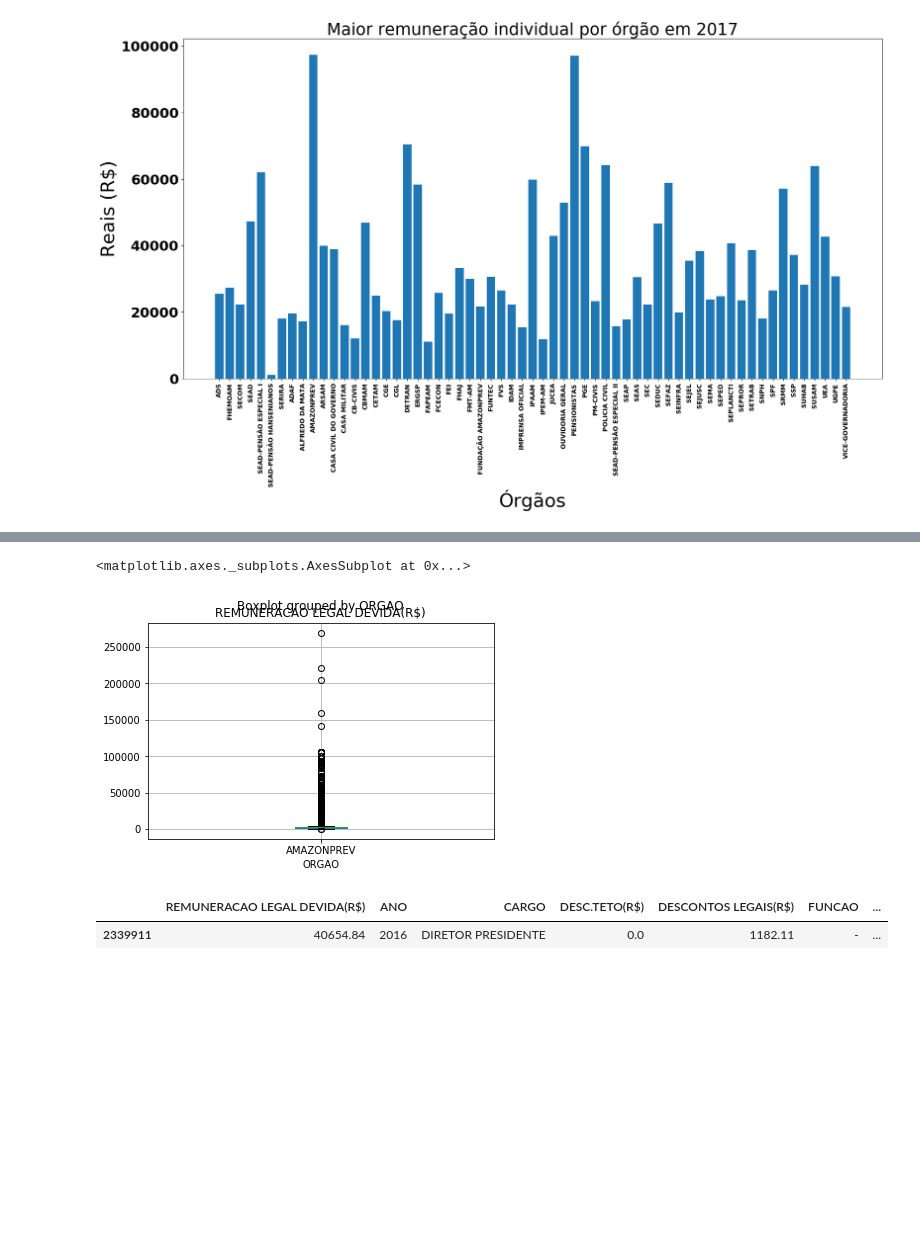
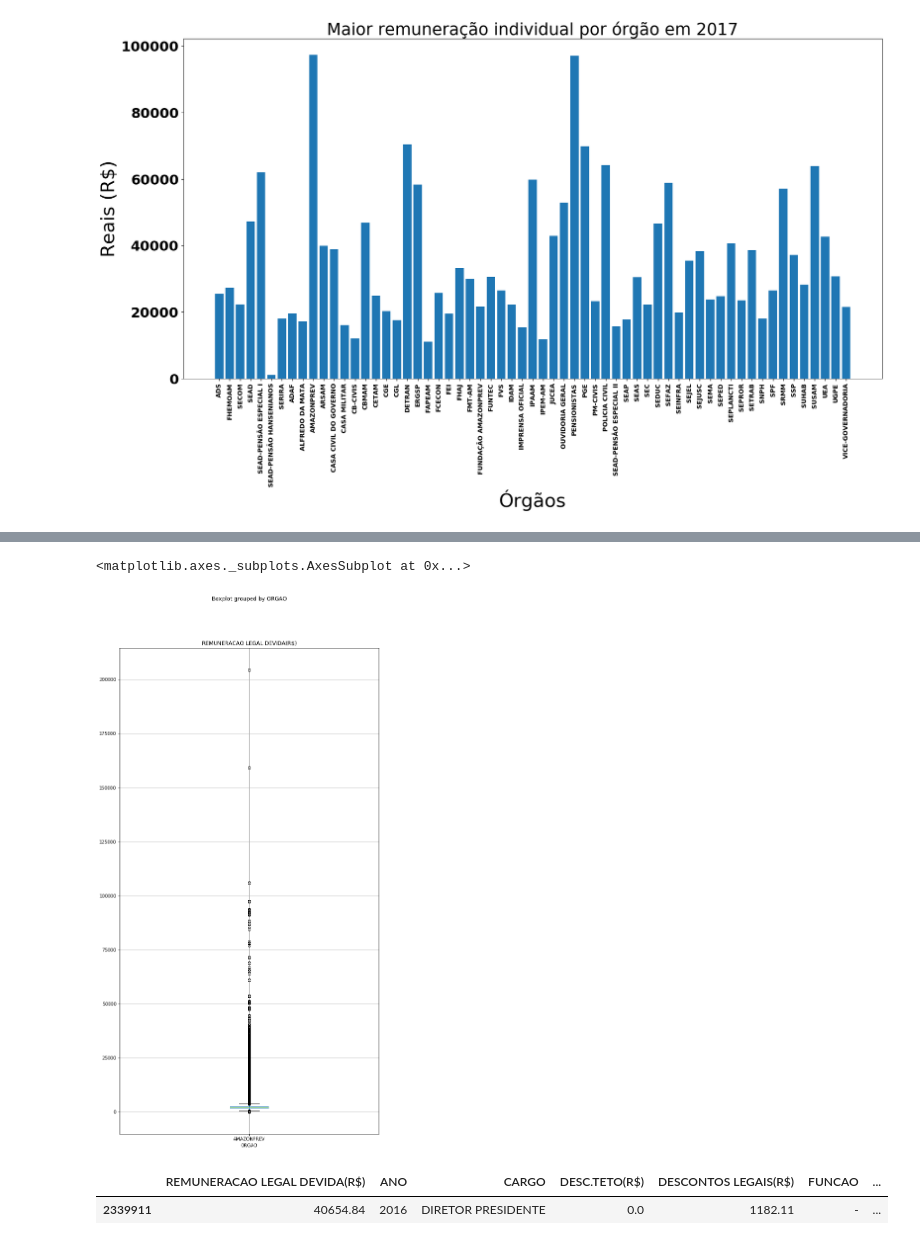
Before and after one commit to ViniPessoa8/PAIC, a Jupyter notebook: notebooks/plotagens.ipynb, the cells around one changed output, grey strips where cells are left out. Saved outputs shown, nothing was run; the diff lists cells and outputs as text; code cells hidden in the pictures; blank space fills up the shorter version.

```diff
--- a/notebooks/plotagens.ipynb
+++ b/notebooks/plotagens.ipynb
@@ -464,10 +462,10 @@ ADS,          REMUNERACAO LEGAL DEVIDA(R$) FUNCAO ORGAO  \
 # %%
 rem_plot = rem_org[rem_org['ORGAO'] == 'AMAZONPREV']
 rem_plot = rem_plot[['REMUNERACAO LEGAL DEVIDA(R$)','ORGAO']]
-rem_plot.boxplot(column='REMUNERACAO LEGAL DEVIDA(R$)', by='ORGAO')
+rem_plot.boxplot(column='REMUNERACAO LEGAL DEVIDA(R$)', by='ORGAO', figsize=(10,20))
 # %% [output]
 <matplotlib.axes._subplots.AxesSubplot at 0x...>
-[figure, old version]
+[figure, new version]
 # %%
 diretor = rem_org[(rem_org['CARGO'] == 'DIRETOR PRESIDENTE') & (rem_org['REMUNERACAO LEGAL DEVIDA(R$)'] > 40000)]
 diretor
```
Also changed, not shown: parts of 8 cells of this notebook, 2 other files.
